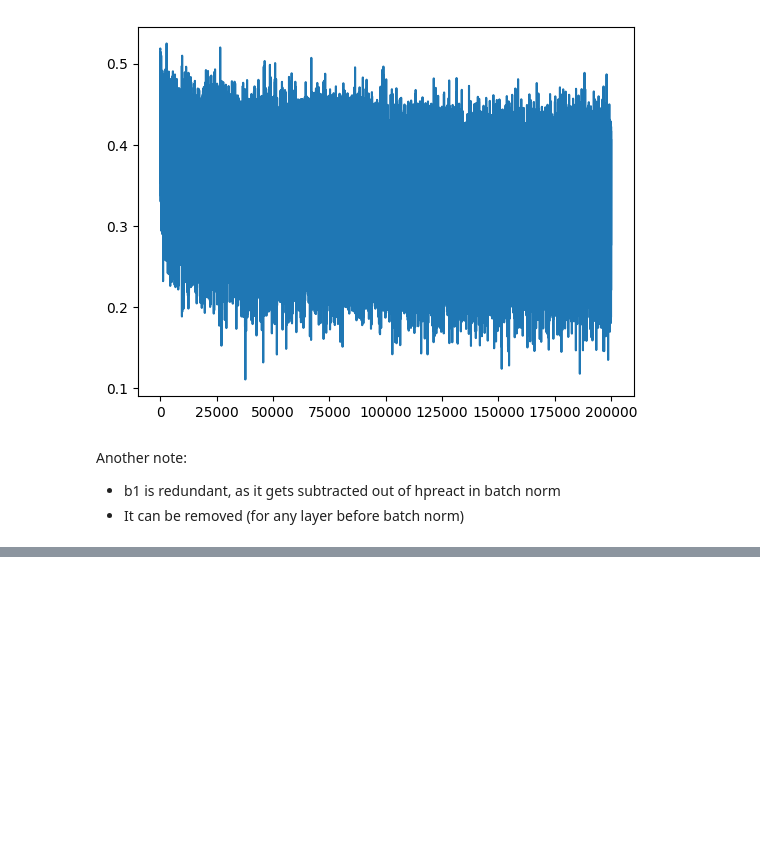
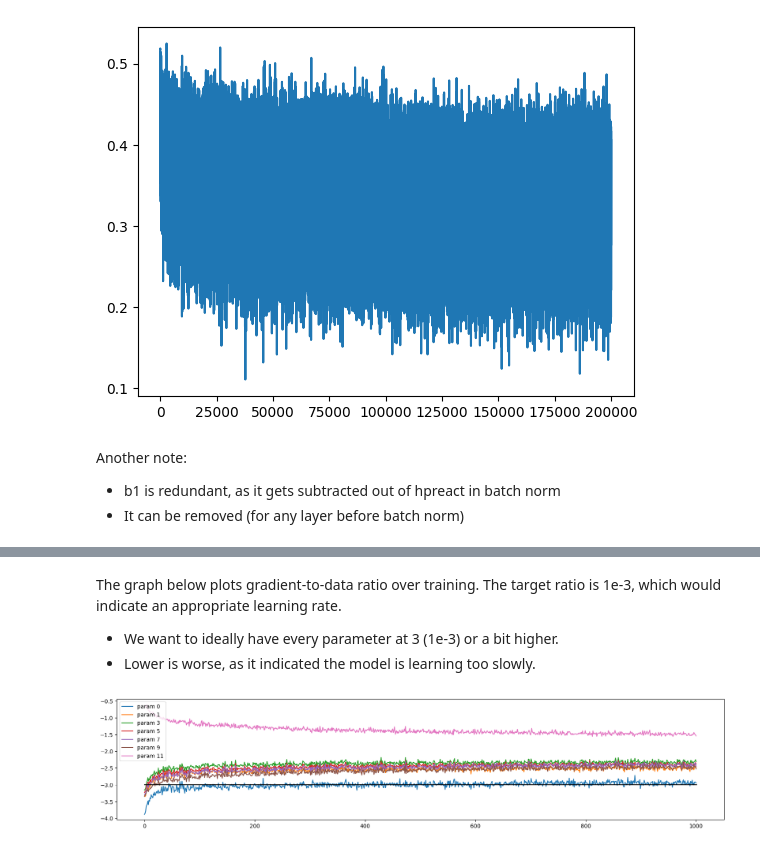
Before and after one commit to Sidharth6Shah/Neural-Networks-Technical, a Jupyter notebook: rnn_makemore.ipynb, the cells around one changed output, grey strips where cells are left out. Cells and saved outputs as stored; diff of their text form; code cells hidden in the pictures; blank space fills up the shorter version.

```diff
--- a/rnn_makemore.ipynb
+++ b/rnn_makemore.ipynb
@@ -1051,0 +1279,16 @@ split_loss('val')
+# %% [markdown]
+The graph below plots gradient-to-data ratio over training. The target ratio is 1e-3, which would indicate an appropriate learning rate.
+
+- We want to ideally have every parameter at 3 (1e-3) or a bit higher.
+- Lower is worse, as it indicated the model is learning too slowly.
+# %%
+plt.figure(figsize=(20, 4))
+legends = []
+for i,p in enumerate(parameters):
+    if p.ndim == 2:
+        plt.plot([ud[j][i] for j in range(len(ud))])
+        legends.append('param %d' % i)
+plt.plot([0, len(ud)], [-3, -3], 'k') # these ratios should be ~1e-3, indicate on plot
+plt.legend(legends);
+# %% [output]
+[figure, added]
```
Also changed, not shown: parts of 15 cells of this notebook.
